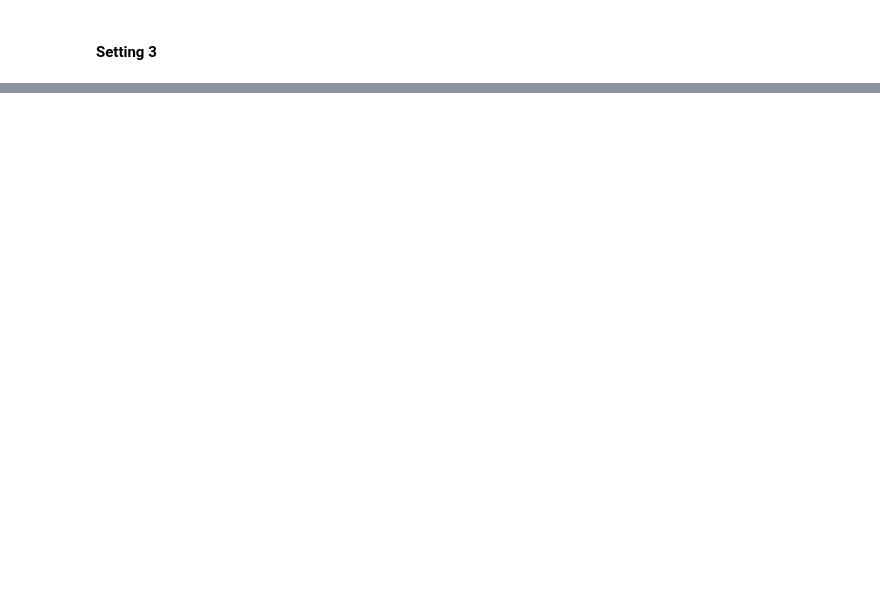
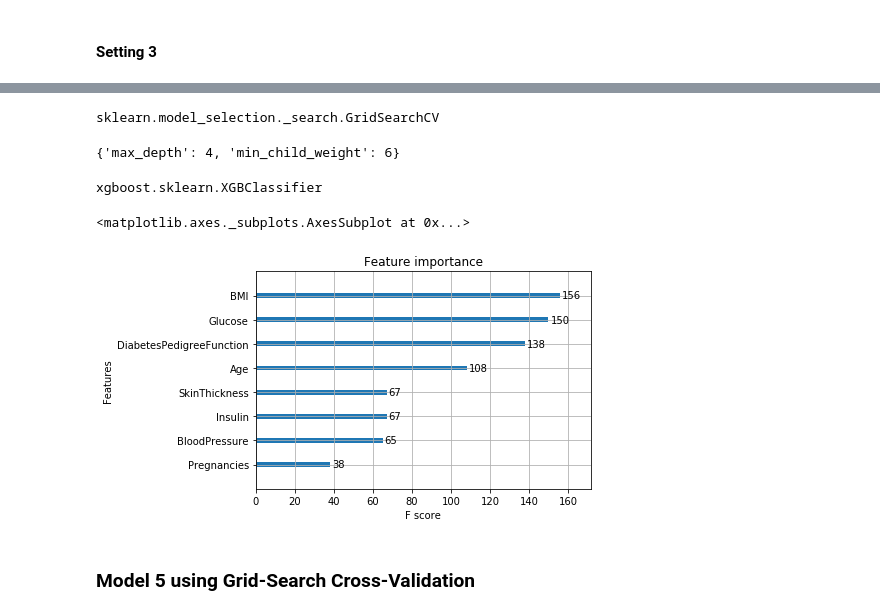
Before and after one commit to Brandon-HY-Lin/kaggle_case_study_author_identification, a Jupyter notebook: step_0_xgboost_classification.ipynb, the cells around one changed output, grey strips where cells are left out. Drawn from its saved outputs; the diff is of its cells as text; code cells hidden in the pictures; blank space fills up the shorter version.

```diff
--- a/step_0_xgboost_classification.ipynb
+++ b/step_0_xgboost_classification.ipynb
@@ -189,0 +265,19 @@ weighted avg       0.71      0.71      0.71       231
+# %%
+type(train_model4)
+# %% [output]
+sklearn.model_selection._search.GridSearchCV
+# %%
+train_model4.best_params_
+# %% [output]
+{'max_depth': 4, 'min_child_weight': 6}
+# %%
+type(train_model4.best_estimator_)
+# %% [output]
+xgboost.sklearn.XGBClassifier
+# %%
+xgb.plot_importance(train_model4.best_estimator_)
+# %% [output]
+<matplotlib.axes._subplots.AxesSubplot at 0x...>
+[figure, added]
+# %% [markdown]
+### Model 5 using Grid-Search Cross-Validation
```
Also changed, not shown: parts of 16 cells of this notebook.
